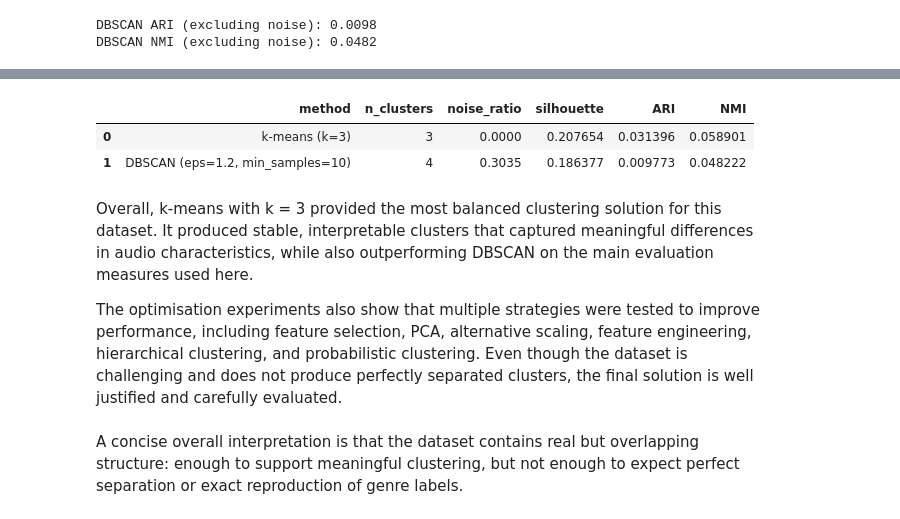
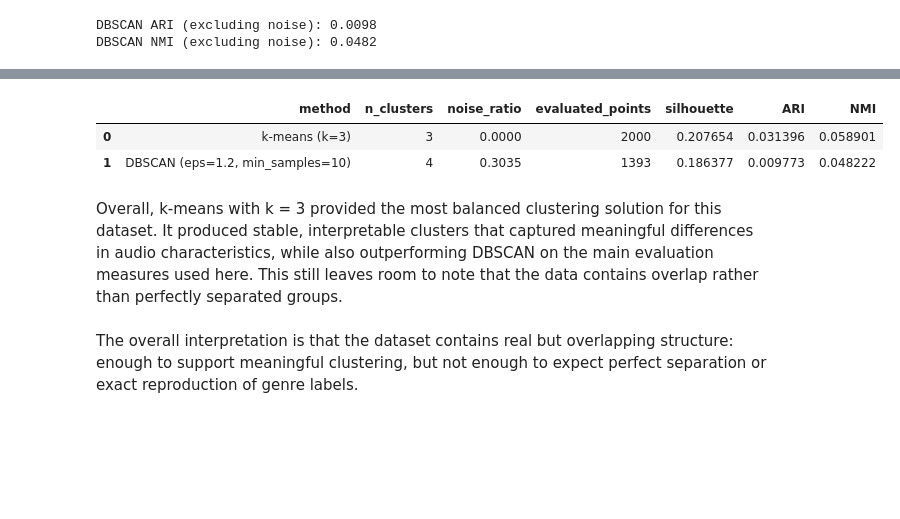
Before and after one commit to RoisinMitchell/data-mining-spotify, a Jupyter notebook: notebooks/3.2_Clustering.ipynb, the cells around one changed output, grey strips where cells are left out. Saved outputs shown, nothing was run; the diff lists cells and outputs as text; code cells hidden in the pictures; blank space fills up the shorter version.

```diff
--- a/notebooks/3.2_Clustering.ipynb
+++ b/notebooks/3.2_Clustering.ipynb
@@ -32,6 +32,14 @@ from sklearn.neighbors import NearestNeighbors
 
 sns.set_theme(style="whitegrid")
 RANDOM_STATE = 42
+
+def cluster_size_summary(labels):
+    return pd.Series(labels).value_counts().sort_index()
+
+
+def cluster_balance_stats(labels):
+    sizes = cluster_size_summary(labels)
+    return len(sizes), int(sizes.min()), sizes
 # %% [markdown]
 ## 3.2.2 Data Loading and Initial Checks
 
@@ -216,17 +219,21 @@ kmeans_results = {}
 for k in candidate_ks:
     km = KMeans(n_clusters=k, random_state=RANDOM_STATE, n_init=50)
     labels_k = km.fit_predict(X_pca_full)
+    sizes_k = cluster_size_summary(labels_k)
 
     kmeans_results[k] = {
         "model": km,
         "labels": labels_k,
         "silhouette": silhouette_score(X_pca_full, labels_k),
-        "cluster_sizes": pd.Series(labels_k).value_counts().sort_index()
+        "cluster_sizes": sizes_k,
+        "n_clusters": len(sizes_k),
+        "min_cluster_size": int(sizes_k.min())
     }
 
 for k in candidate_ks:
     print(f"k = {k}")
     print(f"Silhouette score: {kmeans_results[k]['silhouette']:.4f}")
+    print("Cluster sizes:")
     print(kmeans_results[k]["cluster_sizes"])
     print("-" * 50)
 # %% [output]
@@ -645,6 +707,7 @@ for config in dbscan_configs:
 
     n_clusters = len(set(db_labels_tmp)) - (1 if -1 in db_labels_tmp else 0)
     noise_ratio = np.mean(db_labels_tmp == -1)
+    non_noise_points = int(np.sum(db_labels_tmp != -1))
 
     if n_clusters > 1:
         mask_tmp = db_labels_tmp != -1
@@ -660,6 +723,7 @@ for config in dbscan_configs:
         "min_samples": config["min_samples"],
         "n_clusters": n_clusters,
         "noise_ratio": noise_ratio,
+        "non_noise_points": non_noise_points,
         "silhouette": sil
     })
 
@@ -667,6 +731,5 @@ dbscan_results_df = pd.DataFrame(dbscan_results).sort_values(
     by=["silhouette", "noise_ratio"],
     ascending=[False, True]
 )
-
 dbscan_results_df
 # %% [output]
@@ -711,9 +773,11 @@ db_labels = best_dbscan.fit_predict(X_pca_full)
 
 n_clusters_db = len(set(db_labels)) - (1 if -1 in db_labels else 0)
 noise_ratio_db = np.mean(db_labels == -1)
+non_noise_db = int(np.sum(db_labels != -1))
 
 print("Clusters found:", n_clusters_db)
 print("Noise proportion:", noise_ratio_db)
+print("Non-noise points used for silhouette:", non_noise_db)
 # %% [output]
 Clusters found: 4
 Noise proportion: 0.3035
@@ -756,44 +824,44 @@ The final comparison summarises the performance of the selected k-means and DBSC
 # %%
 kmeans_sil = silhouette_score(X_pca_full, final_kmeans_labels)
-
 summary_rows = [{
     "method": f"k-means (k={chosen_k})",
     "n_clusters": len(np.unique(final_kmeans_labels)),
     "noise_ratio": 0.0,
+    "evaluated_points": len(final_kmeans_labels),
     "silhouette": kmeans_sil,
     "ARI": ari_kmeans,
     "NMI": nmi_kmeans
 }]
 
 if len(set(db_labels[mask])) > 1:
     db_sil = silhouette_score(X_pca_full[mask], db_labels[mask])
     summary_rows.append({
         "method": f"DBSCAN (eps={best_dbscan.eps}, min_samples={best_dbscan.min_samples})",
         "n_clusters": n_clusters_db,
         "noise_ratio": noise_ratio_db,
+        "evaluated_points": non_noise_db,
         "silhouette": db_sil,
         "ARI": ari_db,
         "NMI": nmi_db
     })
 else:
     summary_rows.append({
         "method": f"DBSCAN (eps={best_dbscan.eps}, min_samples={best_dbscan.min_samples})",
         "n_clusters": n_clusters_db,
         "noise_ratio": noise_ratio_db,
+        "evaluated_points": non_noise_db,
         "silhouette": np.nan,
         "ARI": np.nan,
         "NMI": np.nan
     })
 
 summary_df = pd.DataFrame(summary_rows)
 summary_df
 # %% [output]
-|  | method | n_clusters | noise_ratio | silhouette | ARI | NMI |
-| 0 | k-means (k=3) | 3 | 0.0000 | 0.207654 | 0.031396 | 0.058901 |
-| 1 | DBSCAN (eps=1.2, min_samples=10) | 4 | 0.3035 | 0.186377 | 0.009773 | 0.048222 |
+|  | method | n_clusters | noise_ratio | evaluated_points | silhouette | ARI | NMI |
+| 0 | k-means (k=3) | 3 | 0.0000 | 2000 | 0.207654 | 0.031396 | 0.058901 |
+| 1 | DBSCAN (eps=1.2, min_samples=10) | 4 | 0.3035 | 1393 | 0.186377 | 0.009773 | 0.048222 |
 # %% [markdown]
-Overall, k-means with k = 3 provided the most balanced clustering solution for this dataset. It produced stable, interpretable clusters that captured meaningful differences in audio characteristics, while also outperforming DBSCAN on the main evaluation measures used here.
-
-The optimisation experiments also show that multiple strategies were tested to improve performance, including feature selection, PCA, alternative scaling, feature engineering, hierarchical clustering, and probabilistic clustering. Even though the dataset is challenging and does not produce perfectly separated clusters, the final solution is well justified and carefully evaluated.
+Overall, k-means with k = 3 provided the most balanced clustering solution for this dataset. It produced stable, interpretable clusters that captured meaningful differences in audio characteristics, while also outperforming DBSCAN on the main evaluation measures used here. This still leaves room to note that the data contains overlap rather than perfectly separated groups.
 # %% [markdown]
-A concise overall interpretation is that the dataset contains real but overlapping structure: enough to support meaningful clustering, but not enough to expect perfect separation or exact reproduction of genre labels.
+The overall interpretation is that the dataset contains real but overlapping structure: enough to support meaningful clustering, but not enough to expect perfect separation or exact reproduction of genre labels.
```
Also changed, not shown: parts of 21 cells of this notebook.
